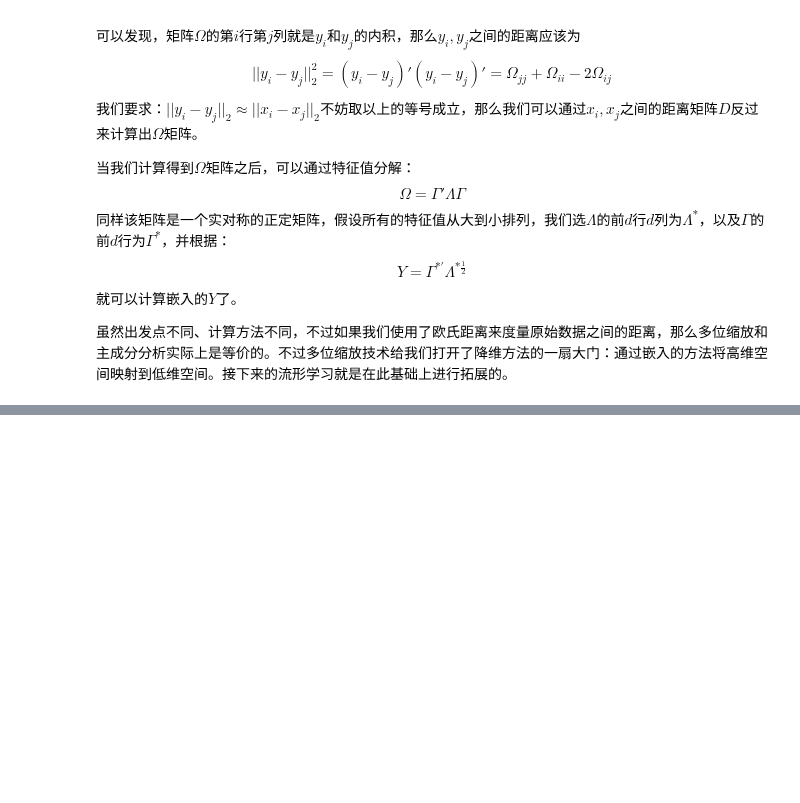
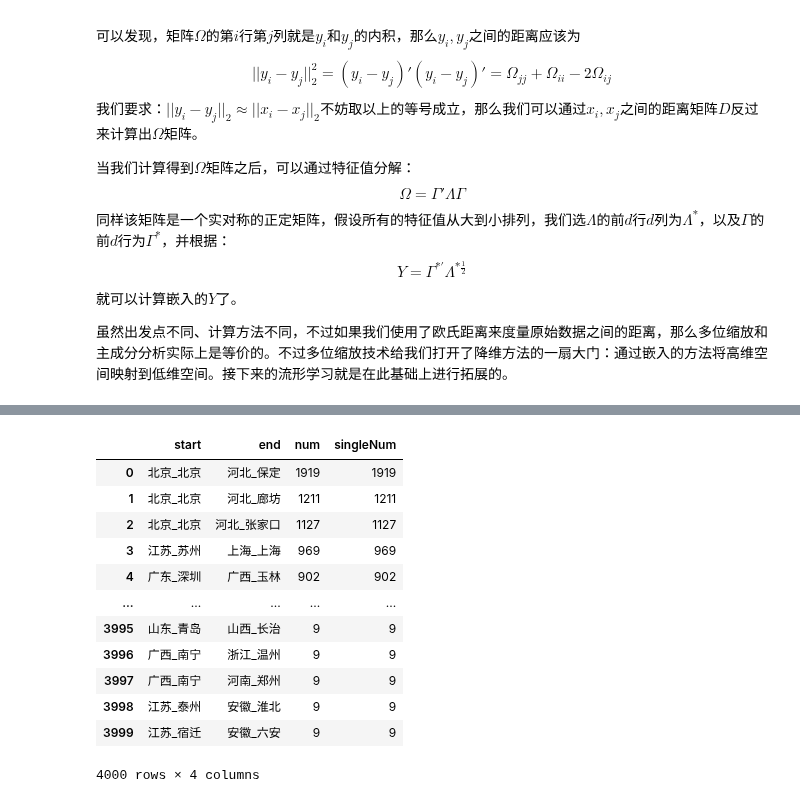
Before and after one commit to sijichun/PythonTutor, a Jupyter notebook: PCA_Manifold.ipynb, the cells around one changed output, grey strips where cells are left out. Saved outputs shown, nothing was run; the diff lists cells and outputs as text; code cells hidden in the pictures; blank space fills up the shorter version.

```diff
--- a/PCA_Manifold.ipynb
+++ b/PCA_Manifold.ipynb
@@ -258,0 +258,21 @@ plt.show()
+# %%
+import json
+with open('csv/migration.json') as f:
+    migration_str=f.read()
+migration_json=json.loads(migration_str)
+mig_data=pd.DataFrame(migration_json['allLine'])
+mig_data
+# %% [output]
+|  | start | end | num | singleNum |
+| 0 | 北京_北京 | 河北_保定 | 1919 | 1919 |
+| 1 | 北京_北京 | 河北_廊坊 | 1211 | 1211 |
+| 2 | 北京_北京 | 河北_张家口 | 1127 | 1127 |
+| 3 | 江苏_苏州 | 上海_上海 | 969 | 969 |
+| 4 | 广东_深圳 | 广西_玉林 | 902 | 902 |
+| ... | ... | ... | ... | ... |
+| 3995 | 山东_青岛 | 山西_长治 | 9 | 9 |
+| 3996 | 广西_南宁 | 浙江_温州 | 9 | 9 |
+| 3997 | 广西_南宁 | 河南_郑州 | 9 | 9 |
+| 3998 | 江苏_泰州 | 安徽_淮北 | 9 | 9 |
+| 3999 | 江苏_宿迁 | 安徽_六安 | 9 | 9 |
+4000 rows × 4 columns
```
Also changed, not shown: parts of 20 cells of this notebook.
